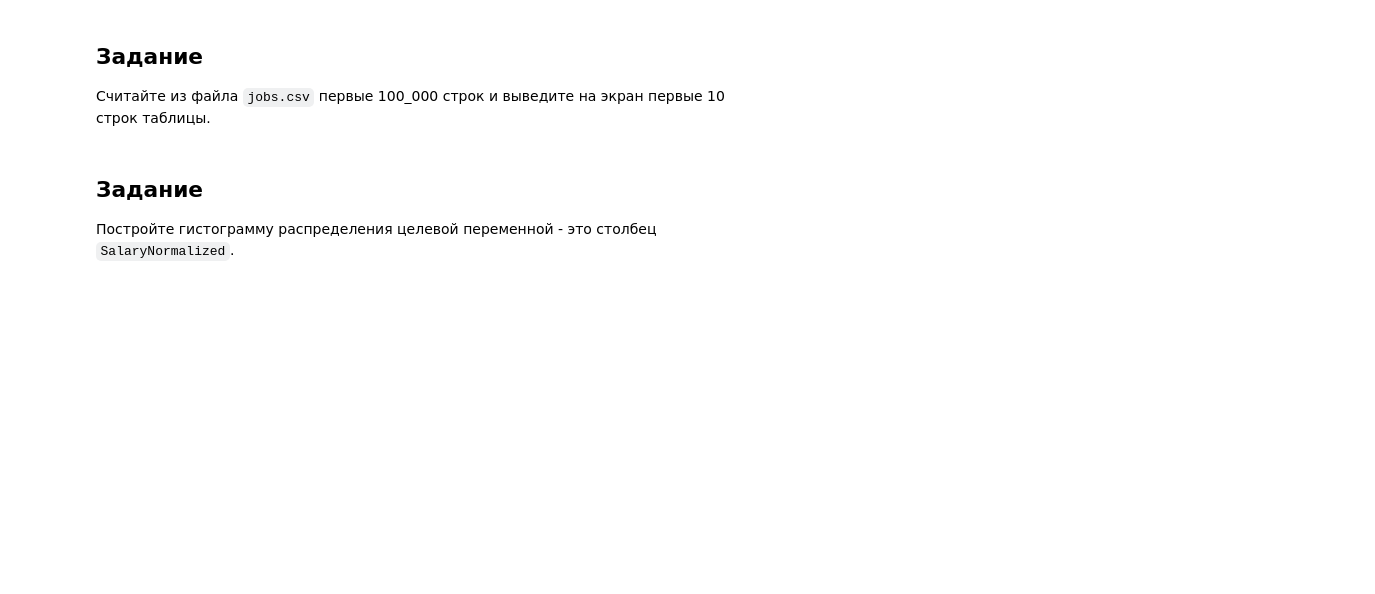
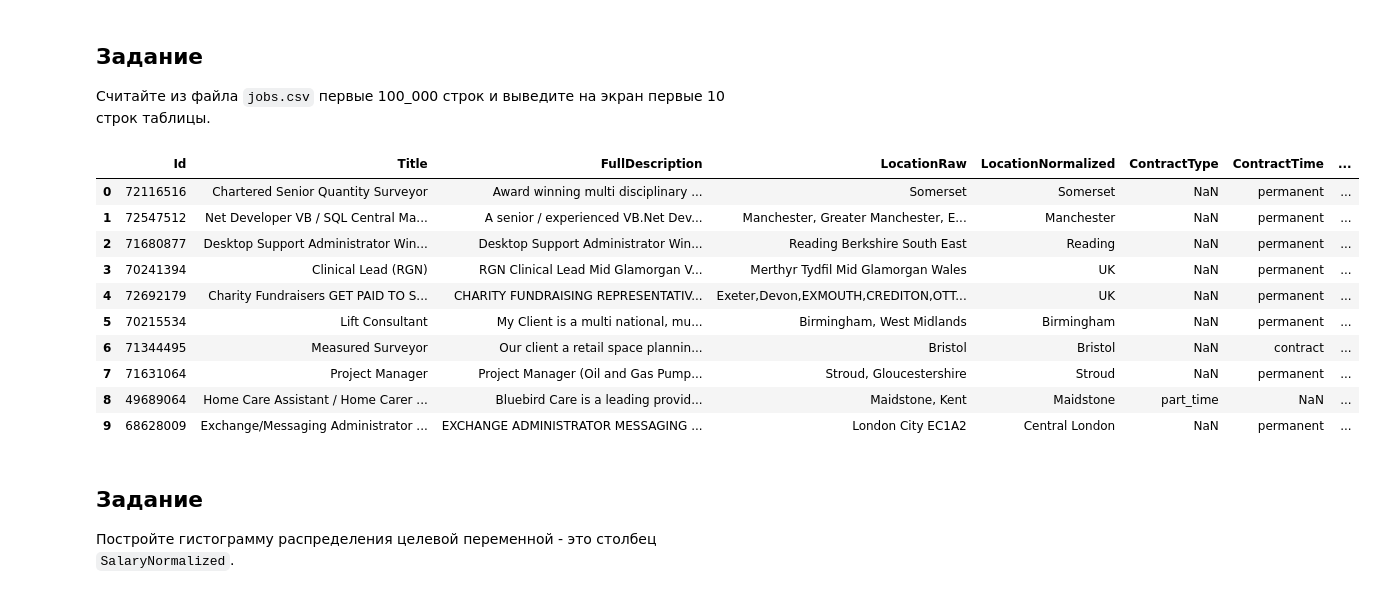
Before and after one commit to Bsshevchenko/Neural_Networks_and_NLP, a Jupyter notebook: Hometasks/1.ML_Texts_Task.ipynb, the cells around one changed output. Drawn from its saved outputs; the diff is of its cells as text; code cells hidden in the pictures; blank space fills up the shorter version.

```diff
--- a/Hometasks/1.ML_Texts_Task.ipynb
+++ b/Hometasks/1.ML_Texts_Task.ipynb
@@ -33,3 +31,17 @@ df = # ваш код здесь
+# %%
+df.head(10)
+# %% [output]
+|  | Id | Title | FullDescription | LocationRaw | LocationNormalized | ContractType | ContractTime | ... |
+| 0 | 72116516 | Chartered Senior Quantity Surveyor | Award winning multi disciplinary ... | Somerset | Somerset | NaN | permanent | ... |
+| 1 | 72547512 | Net Developer VB / SQL Central Ma... | A senior / experienced VB.Net Dev... | Manchester, Greater Manchester, E... | Manchester | NaN | permanent | ... |
+| 2 | 71680877 | Desktop Support Administrator Win... | Desktop Support Administrator Win... | Reading Berkshire South East | Reading | NaN | permanent | ... |
+| 3 | 70241394 | Clinical Lead (RGN) | RGN Clinical Lead Mid Glamorgan V... | Merthyr Tydfil Mid Glamorgan Wales | UK | NaN | permanent | ... |
+| 4 | 72692179 | Charity Fundraisers GET PAID TO S... | CHARITY FUNDRAISING REPRESENTATIV... | Exeter,Devon,EXMOUTH,CREDITON,OTT... | UK | NaN | permanent | ... |
+| 5 | 70215534 | Lift Consultant | My Client is a multi national, mu... | Birmingham, West Midlands | Birmingham | NaN | permanent | ... |
+| 6 | 71344495 | Measured Surveyor | Our client a retail space plannin... | Bristol | Bristol | NaN | contract | ... |
+| 7 | 71631064 | Project Manager | Project Manager (Oil and Gas Pump... | Stroud, Gloucestershire | Stroud | NaN | permanent | ... |
+| 8 | 49689064 | Home Care Assistant / Home Carer ... | Bluebird Care is a leading provid... | Maidstone, Kent | Maidstone | part_time | NaN | ... |
+| 9 | 68628009 | Exchange/Messaging Administrator ... | EXCHANGE ADMINISTRATOR MESSAGING ... | London City EC1A2 | Central London | NaN | permanent | ... |
 # %% [markdown]
 ## Задание
 
```
Also changed, not shown: parts of 27 cells of this notebook.
